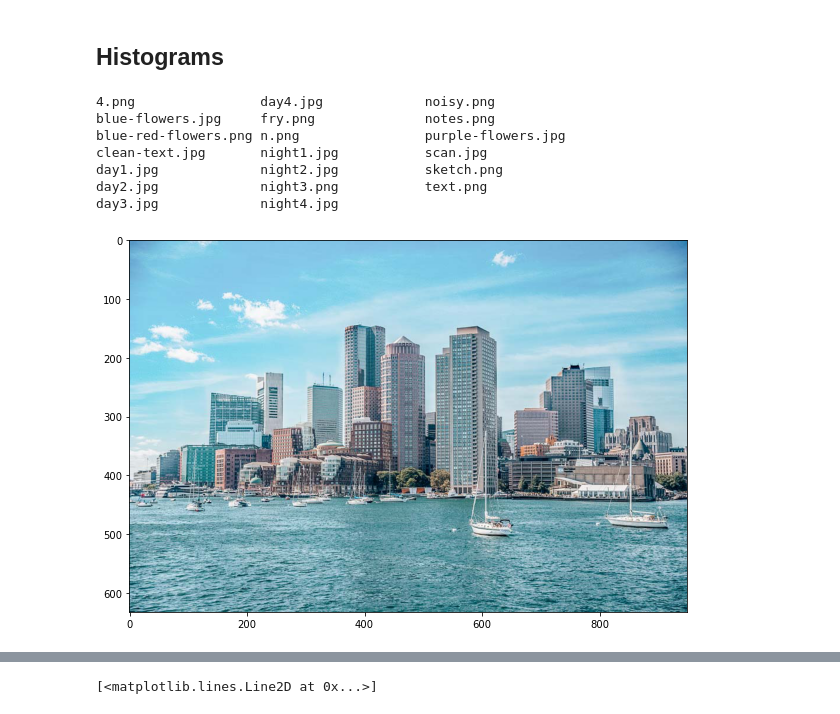
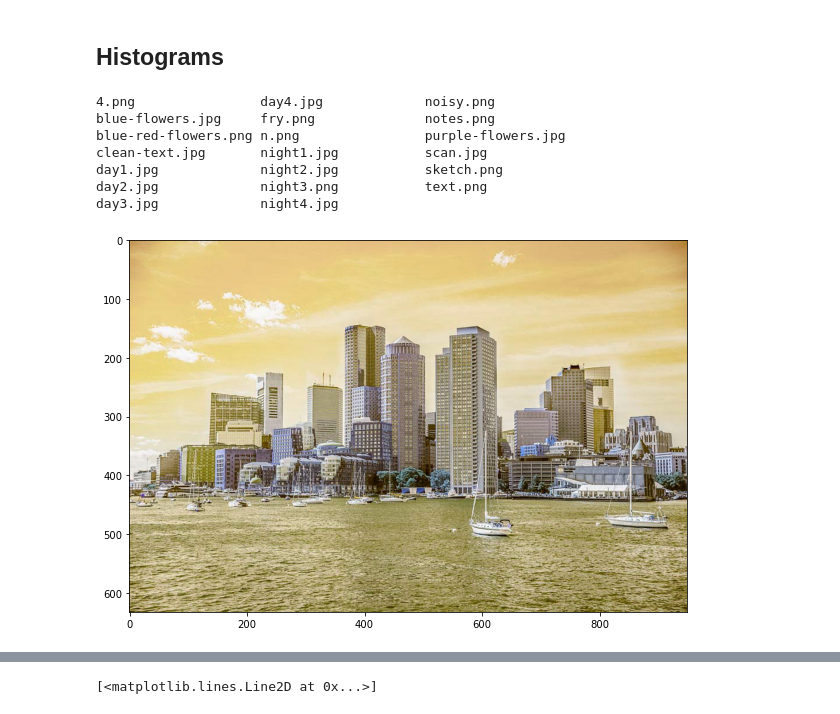
Before and after one commit to Deniz-shelby/Strive_Day1, a Jupyter notebook: M6_Computer_Vision/03. Histograms, transformations and Bitwise ops/Histograms.ipynb, the cells around one changed output, grey strips where cells are left out. Saved outputs shown, nothing was run; the diff lists cells and outputs as text; code cells hidden in the pictures.

```diff
--- a/M6_Computer_Vision/03. Histograms, transformations and Bitwise ops/Histograms.ipynb
+++ b/M6_Computer_Vision/03. Histograms, transformations and Bitwise ops/Histograms.ipynb
@@ -16,17 +16,17 @@ def imshow(img):
 # %%
 # Load some images, calculate and plot their color histograms, one color at the time
 # try it with different color spaces BGR, HSV, etc
 !ls img
 img = cv2.imread('img/day3.jpg')
 rgb_img = cv2.cvtColor(img,cv2.COLOR_BGR2RGB)
 hsv_img = cv2.cvtColor(img,cv2.COLOR_BGR2HSV)
-imshow(rgb_img)
+imshow(img)
 # %% [output]
 4.png                day4.jpg             noisy.png
 blue-flowers.jpg     fry.png              notes.png
 blue-red-flowers.png n.png                purple-flowers.jpg
 clean-text.jpg       night1.jpg           scan.jpg
 day1.jpg             night2.jpg           sketch.png
 day2.jpg             night3.png           text.png
 day3.jpg             night4.jpg
-[figure, old version]
+[figure, new version]
```
Also changed, not shown: parts of 16 cells of this notebook, 10 other files.
